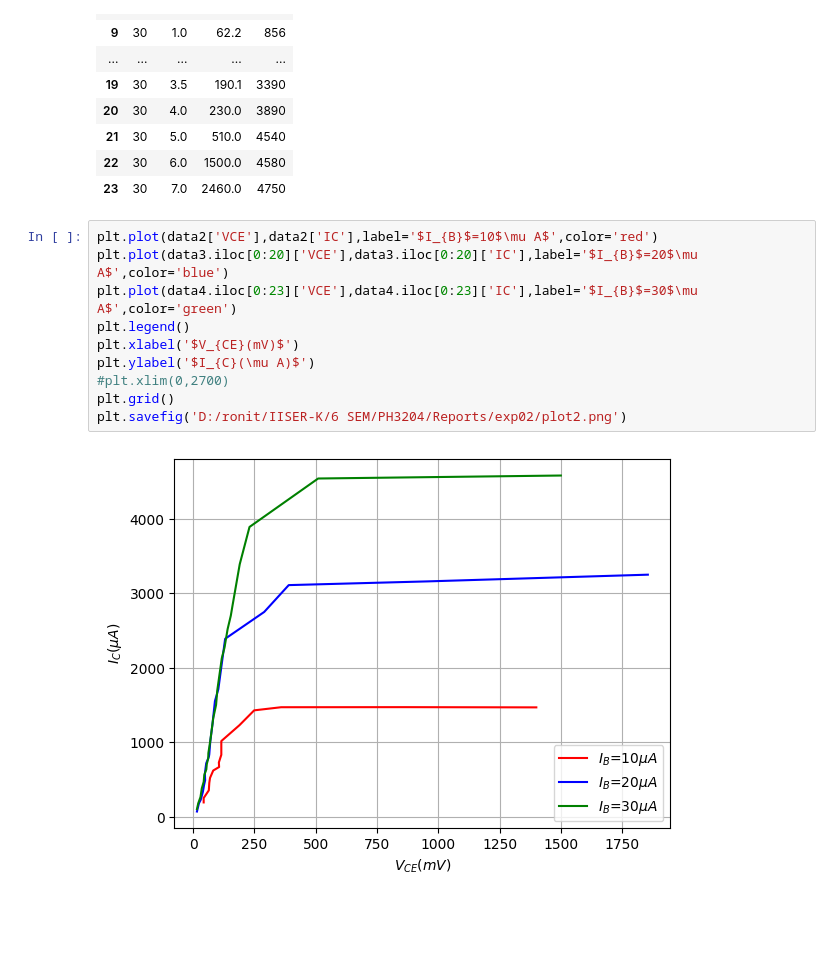
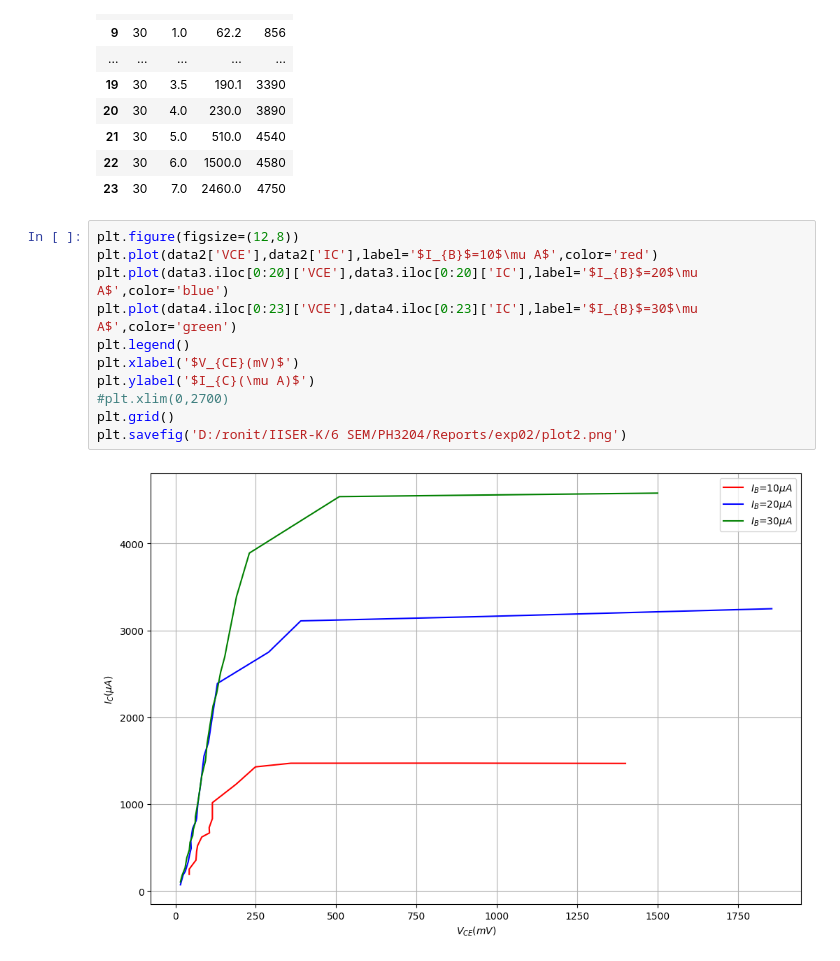
Before and after one commit to ronityan/PH3204, a Jupyter notebook: Reports/exp02/exp02codes.ipynb, the cells around one changed output. Saved outputs shown, nothing was run; the diff lists cells and outputs as text; blank space fills up the shorter version.

```diff
--- a/Reports/exp02/exp02codes.ipynb
+++ b/Reports/exp02/exp02codes.ipynb
@@ -58,14 +58,15 @@ data4.iloc[0:24]
 | 22 | 30 | 6.0 | 1500.0 | 4580 |
 | 23 | 30 | 7.0 | 2460.0 | 4750 |
 # %%
+plt.figure(figsize=(12,8))
 plt.plot(data2['VCE'],data2['IC'],label='$I_{B}$=10$\mu A$',color='red')
 plt.plot(data3.iloc[0:20]['VCE'],data3.iloc[0:20]['IC'],label='$I_{B}$=20$\mu A$',color='blue')
 plt.plot(data4.iloc[0:23]['VCE'],data4.iloc[0:23]['IC'],label='$I_{B}$=30$\mu A$',color='green')
 plt.legend()
 plt.xlabel('$V_{CE}(mV)$')
 plt.ylabel('$I_{C}(\mu A)$')
 #plt.xlim(0,2700)
 plt.grid()
 plt.savefig('D:/ronit/IISER-K/6 SEM/PH3204/Reports/exp02/plot2.png')
 # %% [output]
-[figure, old version]
+[figure, new version]
```
Also changed, not shown: 9 other files.
